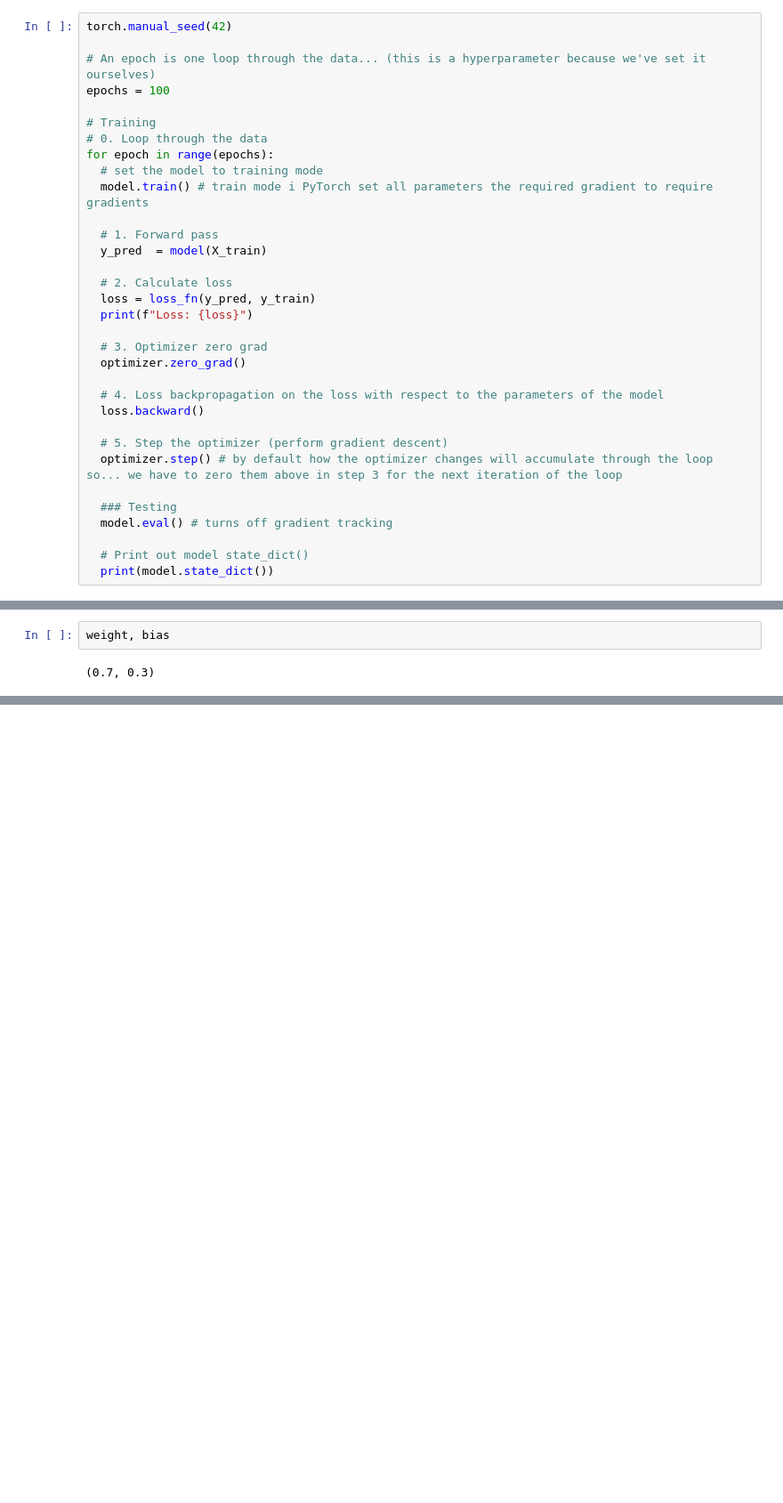
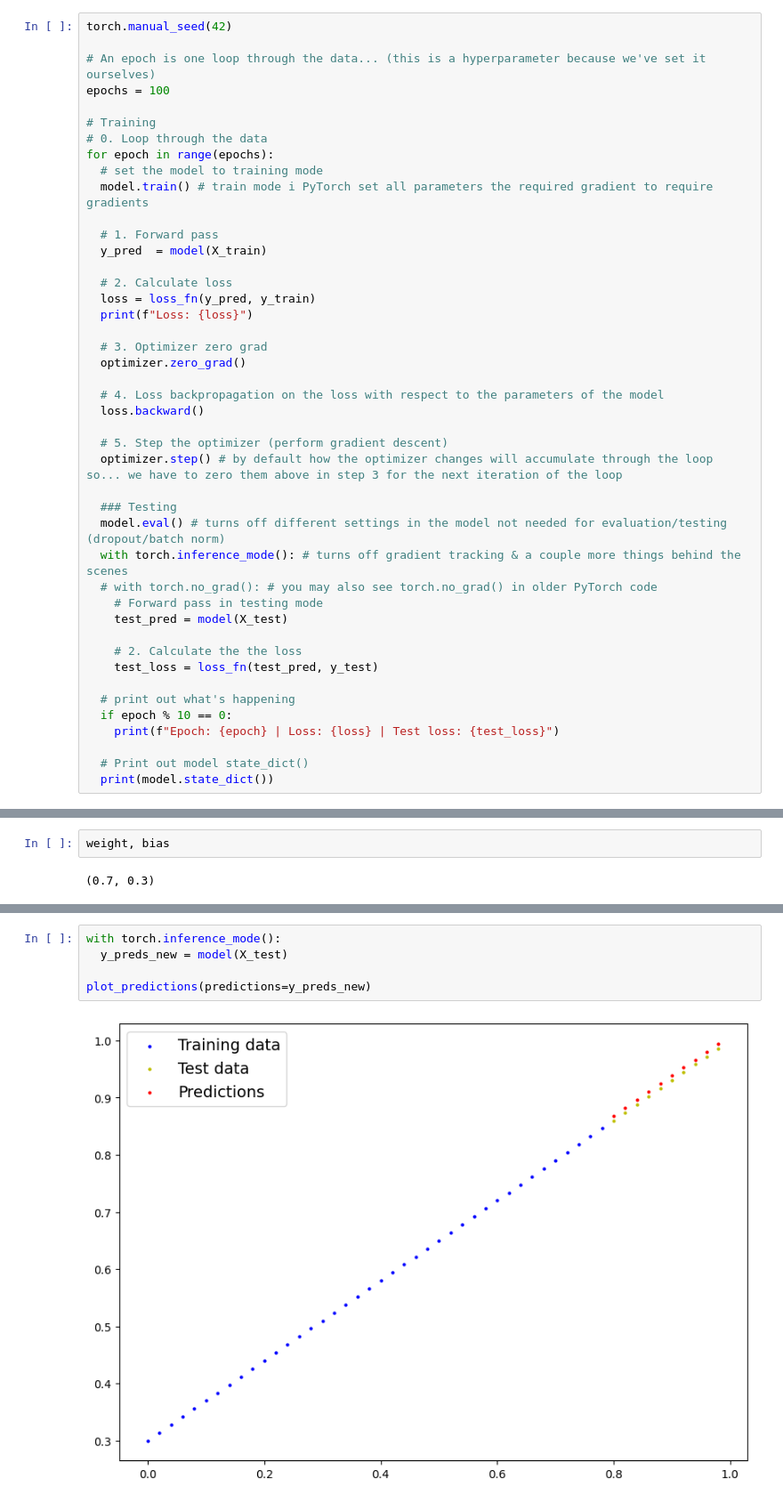
Before and after one commit to maushamkumar/PyTorch, a Jupyter notebook: 01_Pytorch_workflow.ipynb, the cells around one changed output, grey strips where cells are left out. Shown at 89% size. Saved outputs shown, nothing was run; the diff lists cells and outputs as text; blank space fills up the shorter version.

```diff
--- a/01_Pytorch_workflow.ipynb
+++ b/01_Pytorch_workflow.ipynb
@@ -415,7 +415,18 @@ for epoch in range(epochs):
   optimizer.step() # by default how the optimizer changes will accumulate through the loop so... we have to zero them above in step 3 for the next iteration of the loop
 
   ### Testing
-  model.eval() # turns off gradient tracking
+  model.eval() # turns off different settings in the model not needed for evaluation/testing (dropout/batch norm)
+  with torch.inference_mode(): # turns off gradient tracking & a couple more things behind the scenes
+  # with torch.no_grad(): # you may also see torch.no_grad() in older PyTorch code
+    # Forward pass in testing mode
+    test_pred = model(X_test)
+
+    # 2. Calculate the the loss
+    test_loss = loss_fn(test_pred, y_test)
+
+  # print out what's happening
+  if epoch % 10 == 0:
+    print(f"Epoch: {epoch} | Loss: {loss} | Test loss: {test_loss}")
 
   # Print out model state_dict()
   print(model.state_dict())
@@ -458,0 +540,7 @@ plot_predictions(predictions=y_preds_new)
+# %%
+with torch.inference_mode():
+  y_preds_new = model(X_test)
+
+plot_predictions(predictions=y_preds_new)
+# %% [output]
+[figure, added]
```
Also changed, not shown: parts of 35 cells of this notebook.
